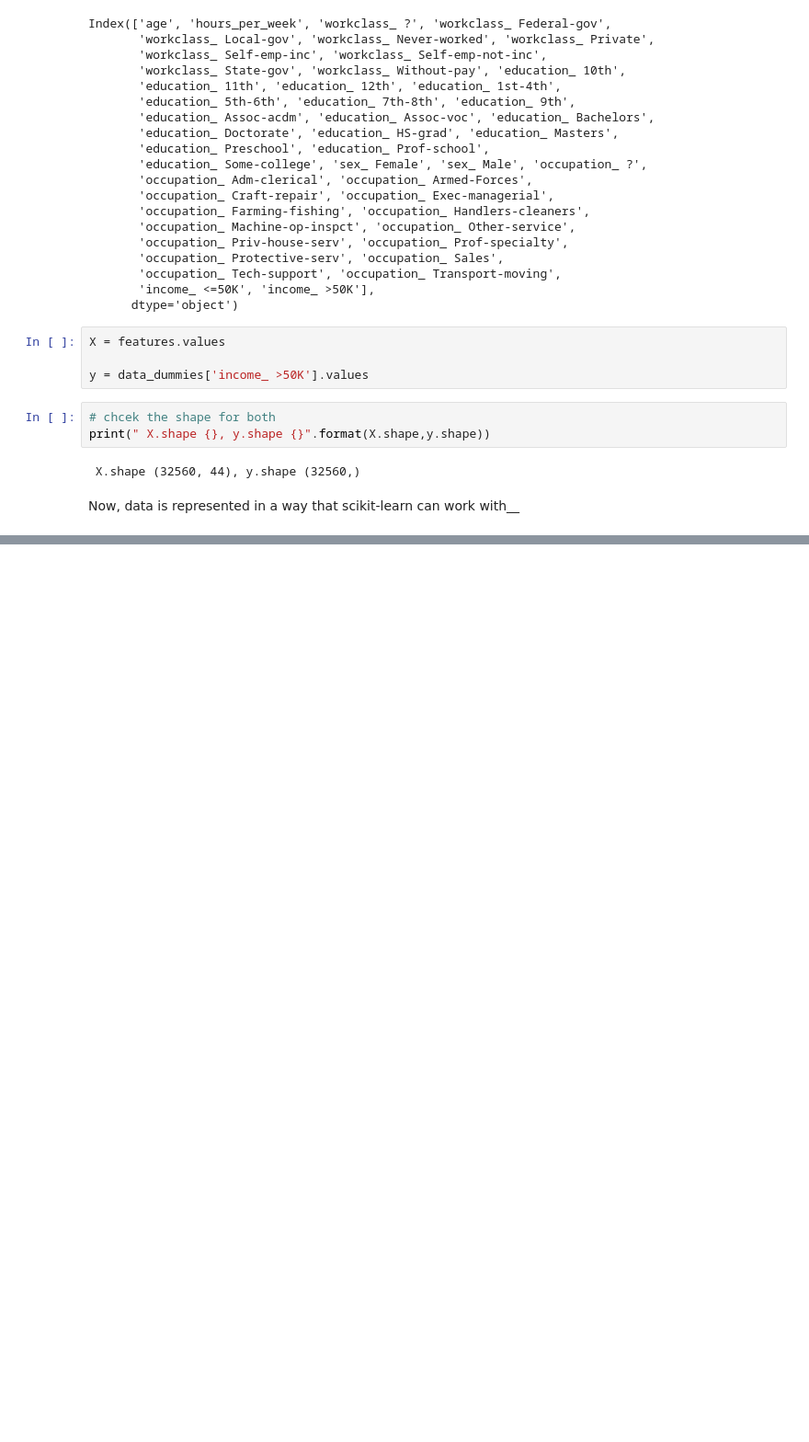
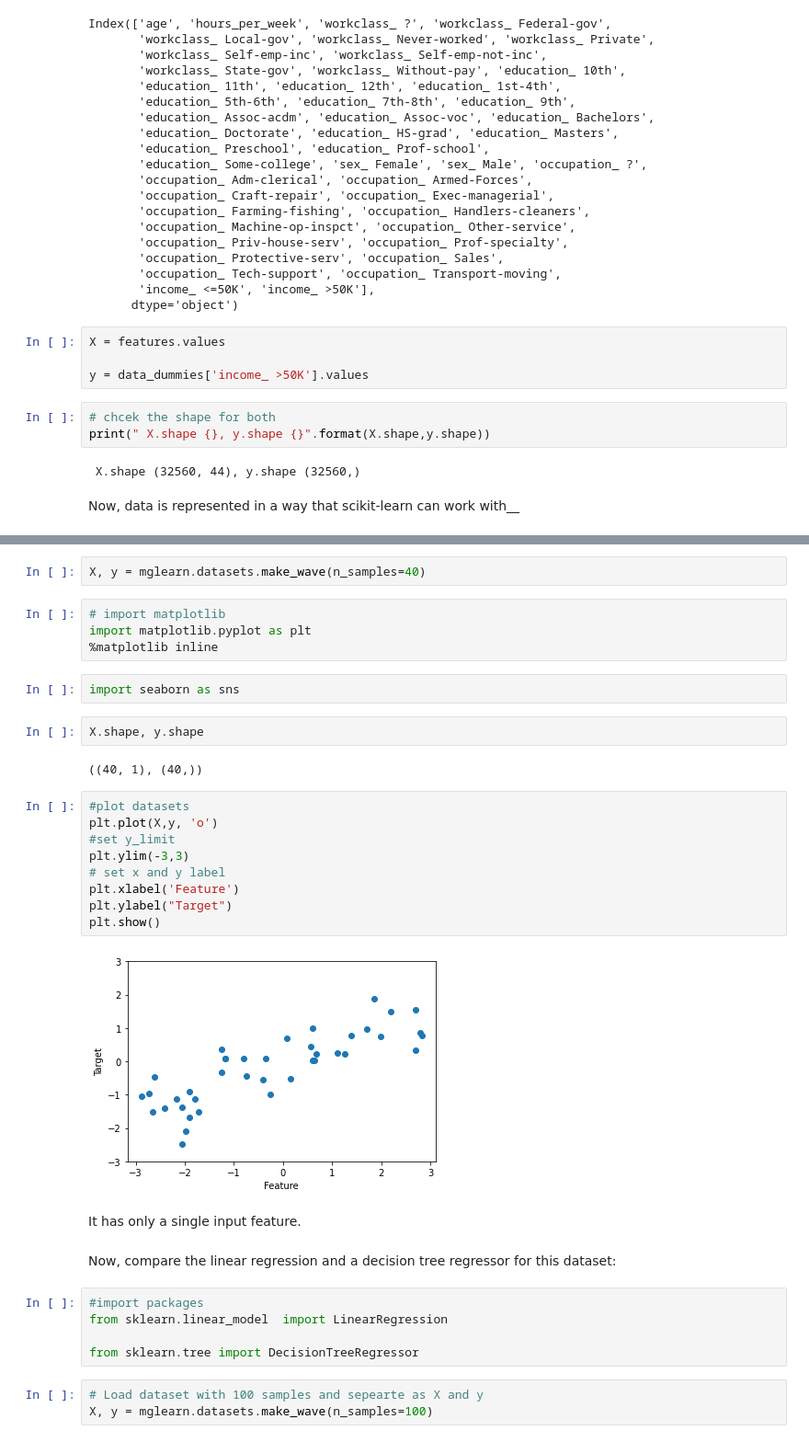
Before and after one commit to Shayankr/Machine_Learning, a Jupyter notebook: Representing_Data_and_Features.ipynb, the cells around one changed output, grey strips where cells are left out. Shown: that part at 92% size. Saved outputs shown, nothing was run; the diff lists cells and outputs as text; blank space fills up the shorter version.

```diff
--- a/Representing_Data_and_Features.ipynb
+++ b/Representing_Data_and_Features.ipynb
@@ -215,0 +380,35 @@ Now, data is represented in a way that scikit-learn can work with__
+# %%
+X, y = mglearn.datasets.make_wave(n_samples=40)
+# %%
+# import matplotlib
+import matplotlib.pyplot as plt
+%matplotlib inline
+# %%
+import seaborn as sns
+# %%
+X.shape, y.shape
+# %% [output]
+((40, 1), (40,))
+# %%
+#plot datasets
+plt.plot(X,y, 'o')
+#set y_limit
+plt.ylim(-3,3)
+# set x and y label
+plt.xlabel('Feature')
+plt.ylabel("Target")
+plt.show()
+# %% [output]
+[figure, added]
+# %% [markdown]
+It has only a single input feature.
+# %% [markdown]
+Now, compare the linear regression and a decision tree regressor for this dataset:
+# %%
+#import packages
+from sklearn.linear_model  import LinearRegression
+
+from sklearn.tree import DecisionTreeRegressor
+# %%
+# Load dataset with 100 samples and sepearte as X and y
+X, y = mglearn.datasets.make_wave(n_samples=100)
```
Also changed, not shown: parts of 84 cells of this notebook.
